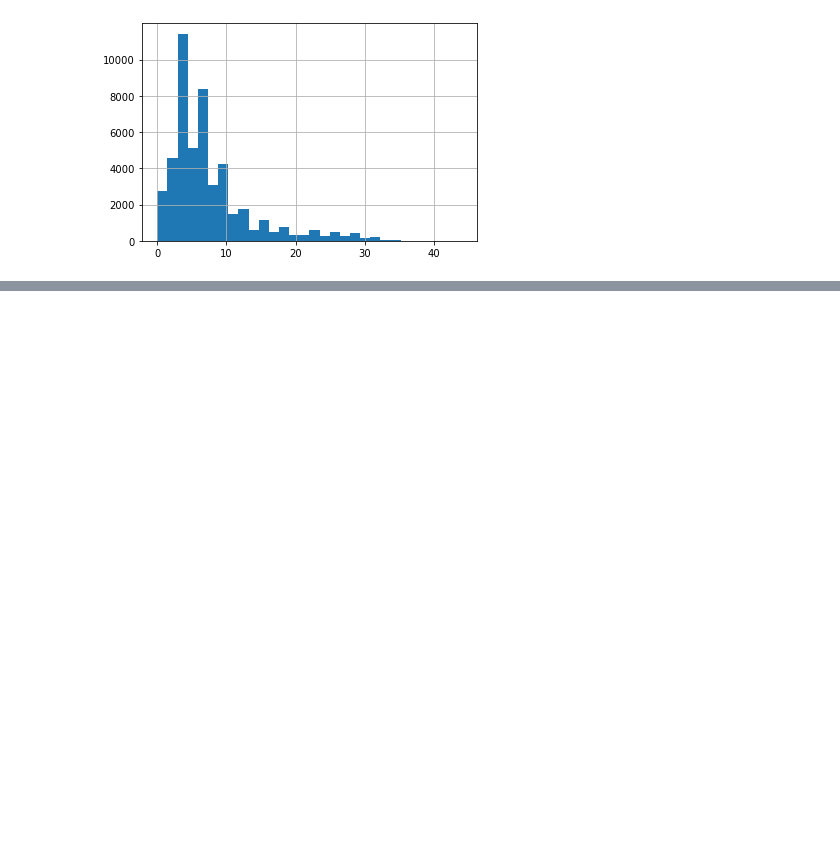
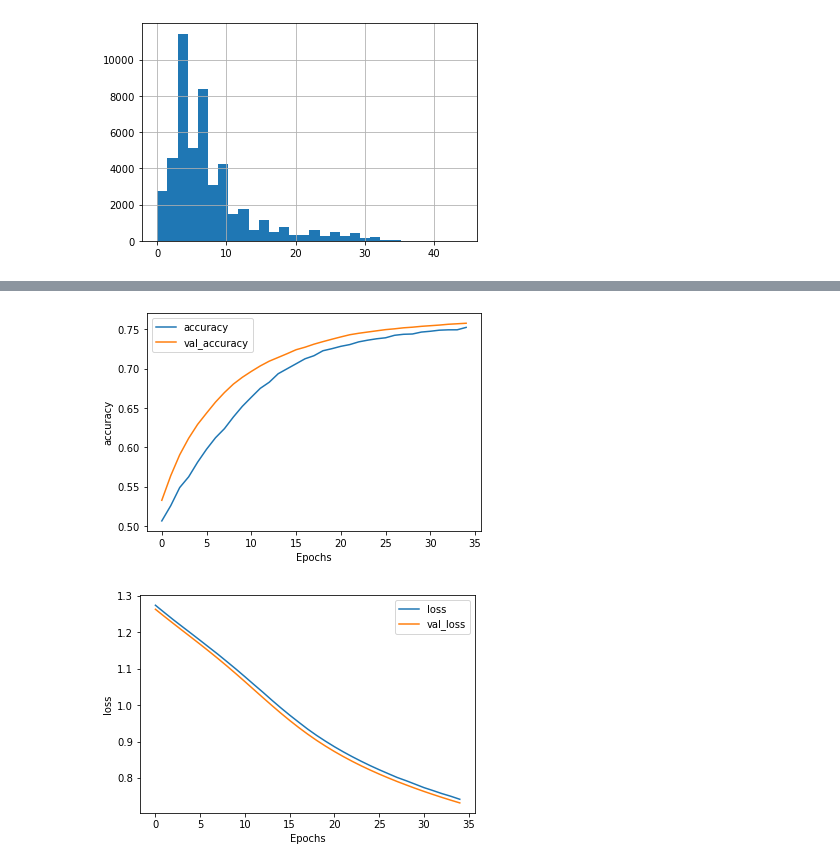
Before and after one commit to hamakim94/CNN_Project, a Jupyter notebook: model.ipynb, the cells around one changed output, grey strips where cells are left out. Cells and saved outputs as stored; diff of their text form; code cells hidden in the pictures; blank space fills up the shorter version.

```diff
--- a/model.ipynb
+++ b/model.ipynb
@@ -235,0 +275,9 @@ model.fit(final_array, label, epochs=1, callbacks=callbacks, batch_size = batch_
+# %%
+for i in data.keys():
+    if i == 'epoch':
+        data['epoch'].extend(history.epoch)
+    else:
+        data[i].extend(history.history[i])
+# %%
+b = pd.DataFrame(data)
+b
@@ -235,0 +296,3 @@ model.fit(final_array, label, epochs=1, callbacks=callbacks, batch_size = batch_
+# %%
+new=pd.concat([new,b])
+new
@@ -235,0 +317,2 @@ model.fit(final_array, label, epochs=1, callbacks=callbacks, batch_size = batch_
+# %%
+new.set_index('epoch', inplace=True)
@@ -235,0 +340,15 @@ model.fit(final_array, label, epochs=1, callbacks=callbacks, batch_size = batch_
+# %%
+import matplotlib.pyplot as plt
+def plot_graphs(data, string):
+  plt.plot(data[string])
+  plt.plot(data['val_' + string])
+  plt.xlabel("Epochs")
+  plt.ylabel(string)
+  plt.legend([string, 'val_' + string])
+  plt.show()
+
+plot_graphs(new, 'accuracy')
+plot_graphs(new, 'loss')
+# %% [output]
+[figure, added]
+[figure, added]
```
Also changed, not shown: parts of 27 cells of this notebook, 24 other files.
